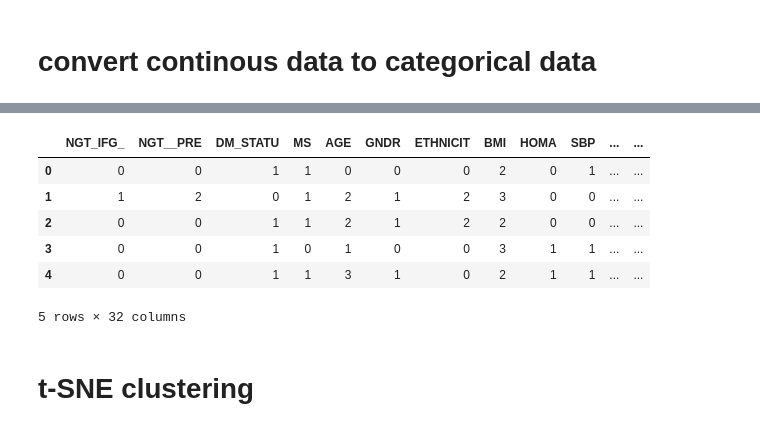
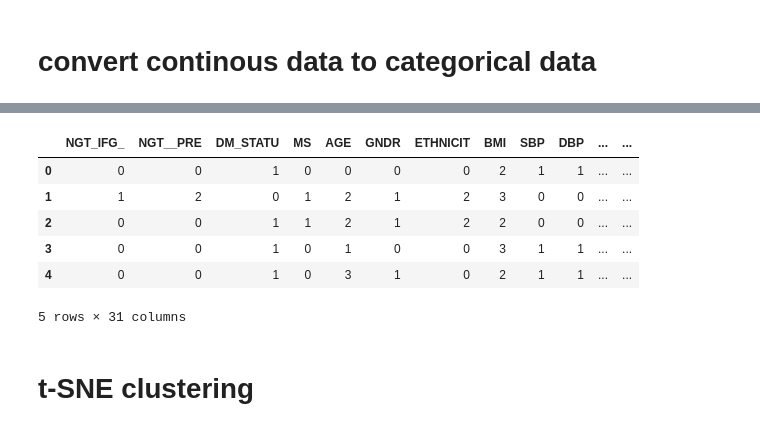
Before and after one commit to mayinghan/NAFLD, a Jupyter notebook: preprocess.ipynb, the cells around one changed output, grey strips where cells are left out. Drawn from its saved outputs; the diff is of its cells as text; code cells hidden in the pictures.

Commit message:
remove homa

```diff
--- a/preprocess.ipynb
+++ b/preprocess.ipynb
@@ -236,7 +288,7 @@ mean_fpg: fasting plasma glucose. We can try >=100, >=126, or >=150
 #create config json cat -> categorical; ex -> exclude variable; [1,2] define 3 ranges as (, 1] & (1, 2] & (2, )
 # same variable is gender depended using dictionary -> {1:[] #male, 0:[]#female}
 # 'outcome' identify this is the predictor
-conf = {
+conf1 = {
  'NGT_IFG_': 'cat',
  'NGT__PRE': 'cat',
  'DM_STATU': 'cat',
@@ -245,7 +297,7 @@ conf = {
  'GNDR': 'cat',
  'ETHNICIT': 'cat',
  'BMI': [18.5, 24.9, 29.9],
- 'HOMA': [2.6, 3.8],
+#  'HOMA': [2.6, 3.8],
  'SBP': [130.0],
  'DBP': [80.0],
  'ON_BP_ME': 'cat',
@@ -266,8 +318,8 @@ conf = {
  'ALBUMIN': [4.0],
  'TSH': [4.0],
  'MEAN_FPG': [100.0, 125.0],
- 'NAFLD_OU': 'outcome',
+#  'NAFLD_OU': 'outcome',
  'NASH_OU2':'outcome',
  'FIBROSI2': 'outcome'}
 
-pkl_process(data=conf, file="conf.pkl", mode="dump")
+pkl_process(data=conf, file="conf_no_homa_no_nafld.pkl", mode="dump")
@@ -290,7 +378,8 @@ def float2cat(col, col_name, genders):
     return np.array(n_col)
 # %%
 import copy
-generders = list(copy.deepcopy(df1['GNDR']))
+g1 = list(copy.deepcopy(df1['GNDR']))
+g2 = list(copy.deepcopy(df2['GNDR']))
 # %%
 from sklearn.preprocessing import LabelEncoder
 def cat2cat(col, col_name, cat_dict):
@@ -302,7 +391,8 @@ def cat2cat(col, col_name, cat_dict):
 categorical_data_dict = dict()
 # %%
 for k, v in conf.items():
+    print(k, v)
     if not(isinstance(v, list) or isinstance(v, dict)):
         df1[k] = cat2cat(df1[k], k, categorical_data_dict)
     else:
-        df1[k] = float2cat(df1[k], k, generders)
+        df1[k] = float2cat(df1[k], k, g1)
@@ -309,3 +418,9 @@ for k, v in conf.items():
+# %%
+for k, v in conf.items():
+    if not(isinstance(v, list) or isinstance(v, dict)):
+        df2[k] = cat2cat(df2[k], k, categorical_data_dict)
+    else:
+        df2[k] = float2cat(df2[k], k, g2)
 # %%
 pkl_process(data=categorical_data_dict, file="cat_dict.pkl", mode="dump")
 categorical_data_dict
@@ -347,13 +464,13 @@ categorical_data_dict
 # %%
-df1.head()
+df2.head()
 # %% [output]
-|  | NGT_IFG_ | NGT__PRE | DM_STATU | MS | AGE | GNDR | ETHNICIT | BMI | HOMA | SBP | ... | ... |
-| 0 | 0 | 0 | 1 | 1 | 0 | 0 | 0 | 2 | 0 | 1 | ... | ... |
+|  | NGT_IFG_ | NGT__PRE | DM_STATU | MS | AGE | GNDR | ETHNICIT | BMI | SBP | DBP | ... | ... |
+| 0 | 0 | 0 | 1 | 0 | 0 | 0 | 0 | 2 | 1 | 1 | ... | ... |
 | 1 | 1 | 2 | 0 | 1 | 2 | 1 | 2 | 3 | 0 | 0 | ... | ... |
 | 2 | 0 | 0 | 1 | 1 | 2 | 1 | 2 | 2 | 0 | 0 | ... | ... |
 | 3 | 0 | 0 | 1 | 0 | 1 | 0 | 0 | 3 | 1 | 1 | ... | ... |
-| 4 | 0 | 0 | 1 | 1 | 3 | 1 | 0 | 2 | 1 | 1 | ... | ... |
+| 4 | 0 | 0 | 1 | 0 | 3 | 1 | 0 | 2 | 1 | 1 | ... | ... |
-5 rows × 32 columns
+5 rows × 31 columns
 # %% [markdown]
 # t-SNE clustering
 # %%
```
Also changed, not shown: parts of 24 cells of this notebook.
